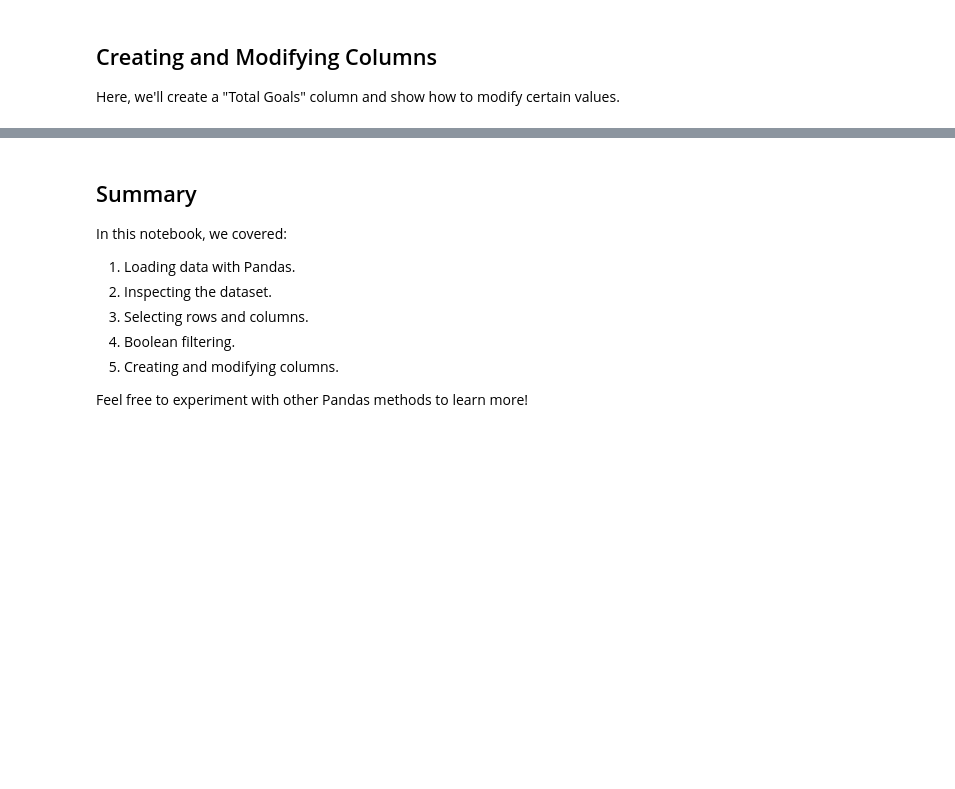
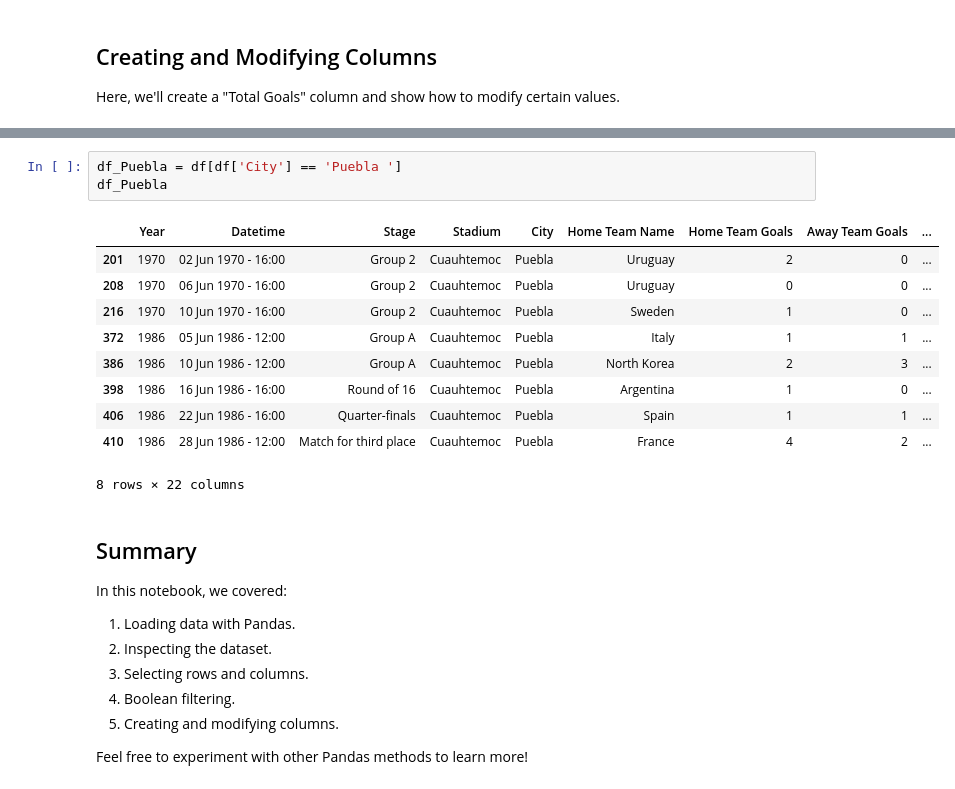
Before and after one commit to rmasawa/Pandas, a Jupyter notebook: accessing_data_with_pandas_notebook.ipynb, the cells around one changed output, grey strips where cells are left out. Saved outputs shown, nothing was run; the diff lists cells and outputs as text; blank space fills up the shorter version.

```diff
--- a/accessing_data_with_pandas_notebook.ipynb
+++ b/accessing_data_with_pandas_notebook.ipynb
@@ -95,3 +203,17 @@ df.loc[df['Away Team Name'].str.contains('Korea'), ['Away Team Name']]
+# %%
+df_Puebla = df[df['City'] == 'Puebla ']
+df_Puebla
+# %% [output]
+|  | Year | Datetime | Stage | Stadium | City | Home Team Name | Home Team Goals | Away Team Goals | ... |
+| 201 | 1970 | 02 Jun 1970 - 16:00 | Group 2 | Cuauhtemoc | Puebla | Uruguay | 2 | 0 | ... |
+| 208 | 1970 | 06 Jun 1970 - 16:00 | Group 2 | Cuauhtemoc | Puebla | Uruguay | 0 | 0 | ... |
+| 216 | 1970 | 10 Jun 1970 - 16:00 | Group 2 | Cuauhtemoc | Puebla | Sweden | 1 | 0 | ... |
+| 372 | 1986 | 05 Jun 1986 - 12:00 | Group A | Cuauhtemoc | Puebla | Italy | 1 | 1 | ... |
+| 386 | 1986 | 10 Jun 1986 - 12:00 | Group A | Cuauhtemoc | Puebla | North Korea | 2 | 3 | ... |
+| 398 | 1986 | 16 Jun 1986 - 16:00 | Round of 16 | Cuauhtemoc | Puebla | Argentina | 1 | 0 | ... |
+| 406 | 1986 | 22 Jun 1986 - 16:00 | Quarter-finals | Cuauhtemoc | Puebla | Spain | 1 | 1 | ... |
+| 410 | 1986 | 28 Jun 1986 - 12:00 | Match for third place | Cuauhtemoc | Puebla | France | 4 | 2 | ... |
+8 rows × 22 columns
 # %% [markdown]
 ## Summary
 In this notebook, we covered:
```
Also changed, not shown: parts of 15 cells of this notebook, 1 other file.
